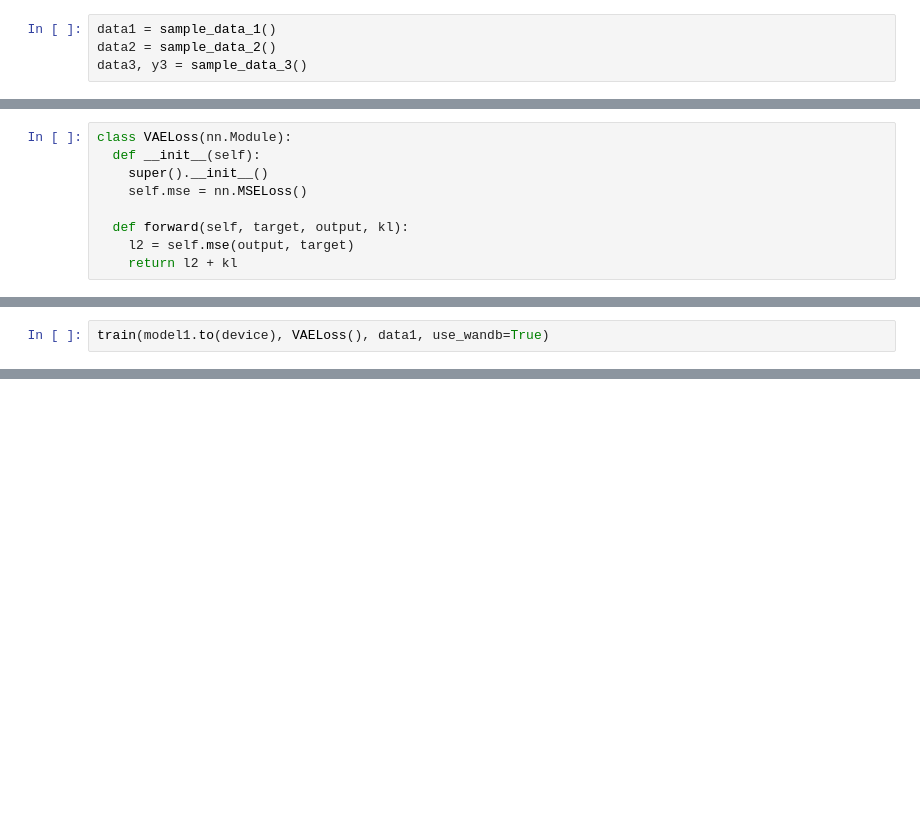
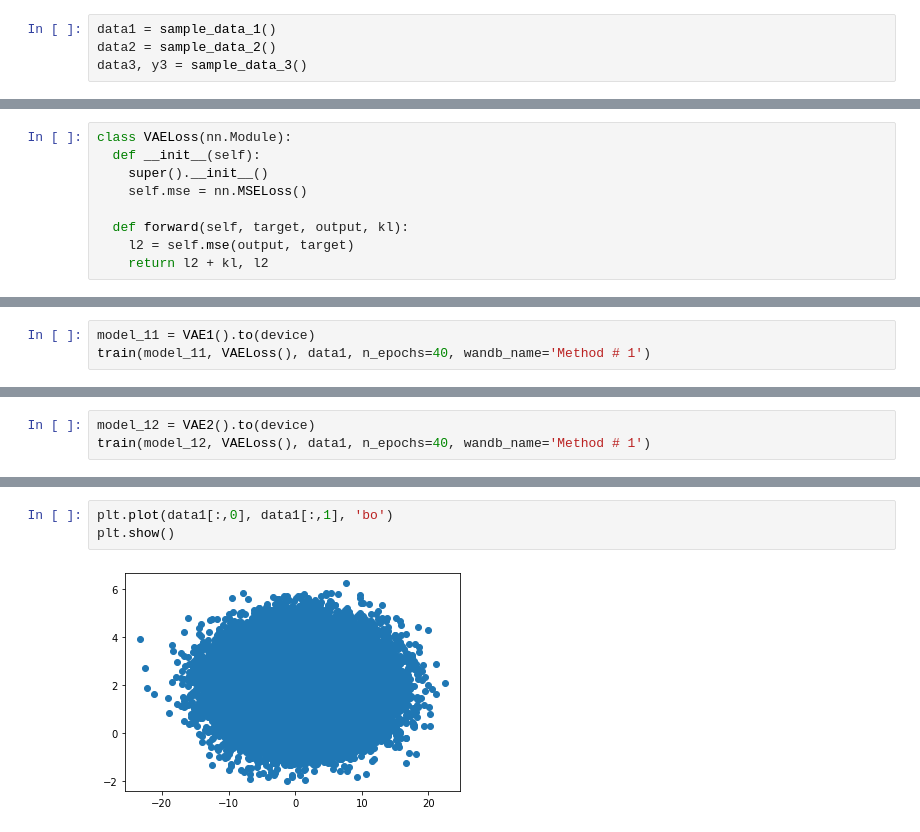
Before and after one commit to iisuslik43/dul, a Jupyter notebook: hw3.ipynb, the cells around one changed output, grey strips where cells are left out. Cells and saved outputs as stored; diff of their text form; blank space fills up the shorter version.

```diff
--- a/hw3.ipynb
+++ b/hw3.ipynb
@@ -120,5 +196,5 @@ class VAELoss(nn.Module):
 
   def forward(self, target, output, kl):
     l2 = self.mse(output, target)
-    return l2 + kl
+    return l2 + kl, l2
 # %%
@@ -171,2 +245,0 @@ model3 = VAE1()
-# %%
-train(model1.to(device), VAELoss(), data1, use_wandb=True)
@@ -182,0 +248,3 @@ train(model3.to(device), VAELoss(), data3, use_wandb=True)
+# %%
+model_11 = VAE1().to(device)
+train(model_11, VAELoss(), data1, n_epochs=40, wandb_name='Method # 1')
@@ -182,0 +256,3 @@ train(model3.to(device), VAELoss(), data3, use_wandb=True)
+# %%
+model_12 = VAE2().to(device)
+train(model_12, VAELoss(), data1, n_epochs=40, wandb_name='Method # 1')
@@ -182,0 +273,5 @@ train(model3.to(device), VAELoss(), data3, use_wandb=True)
+# %%
+plt.plot(data1[:,0], data1[:,1], 'bo')
+plt.show()
+# %% [output]
+[figure, added]
```
Also changed, not shown: parts of 26 cells of this notebook.
